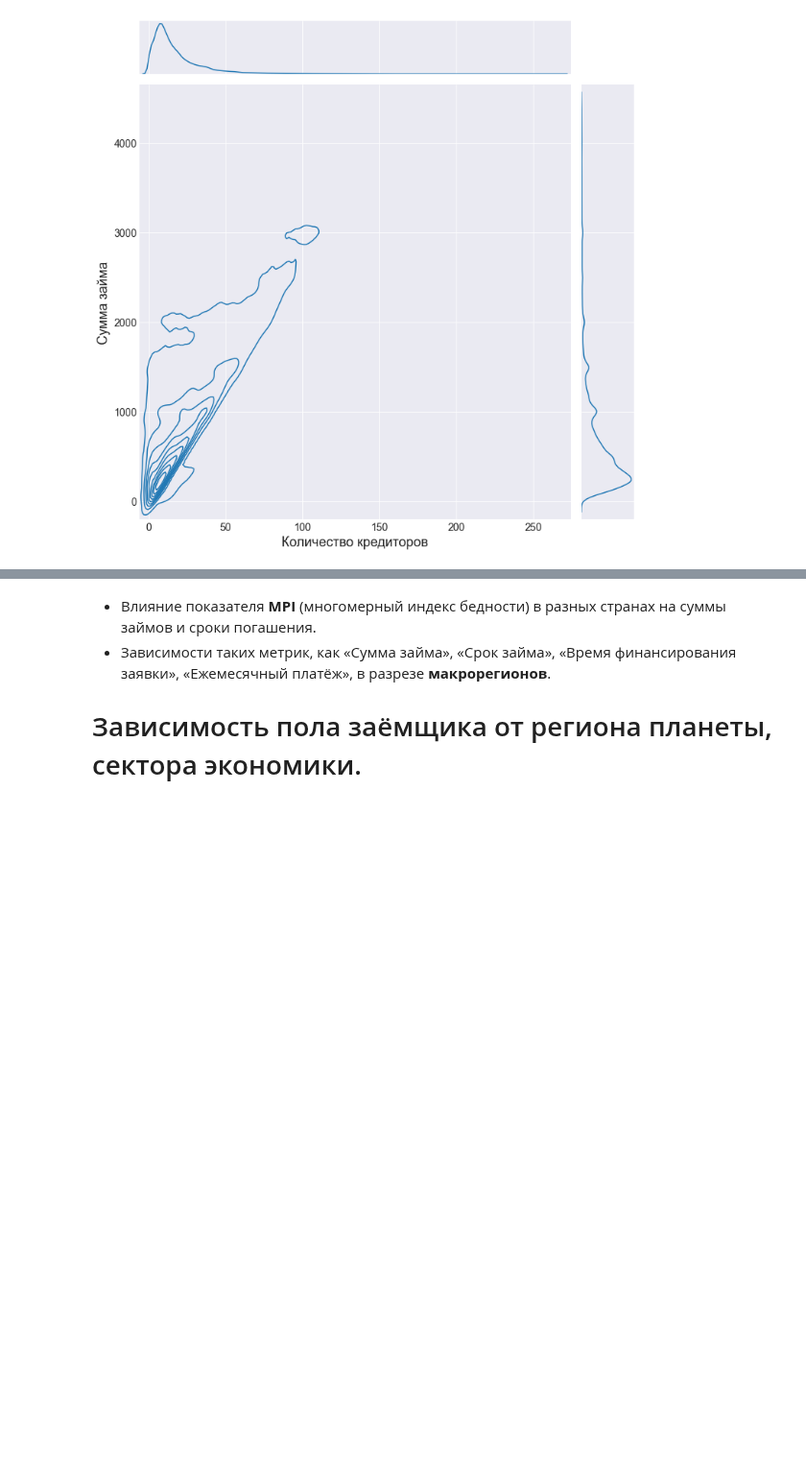
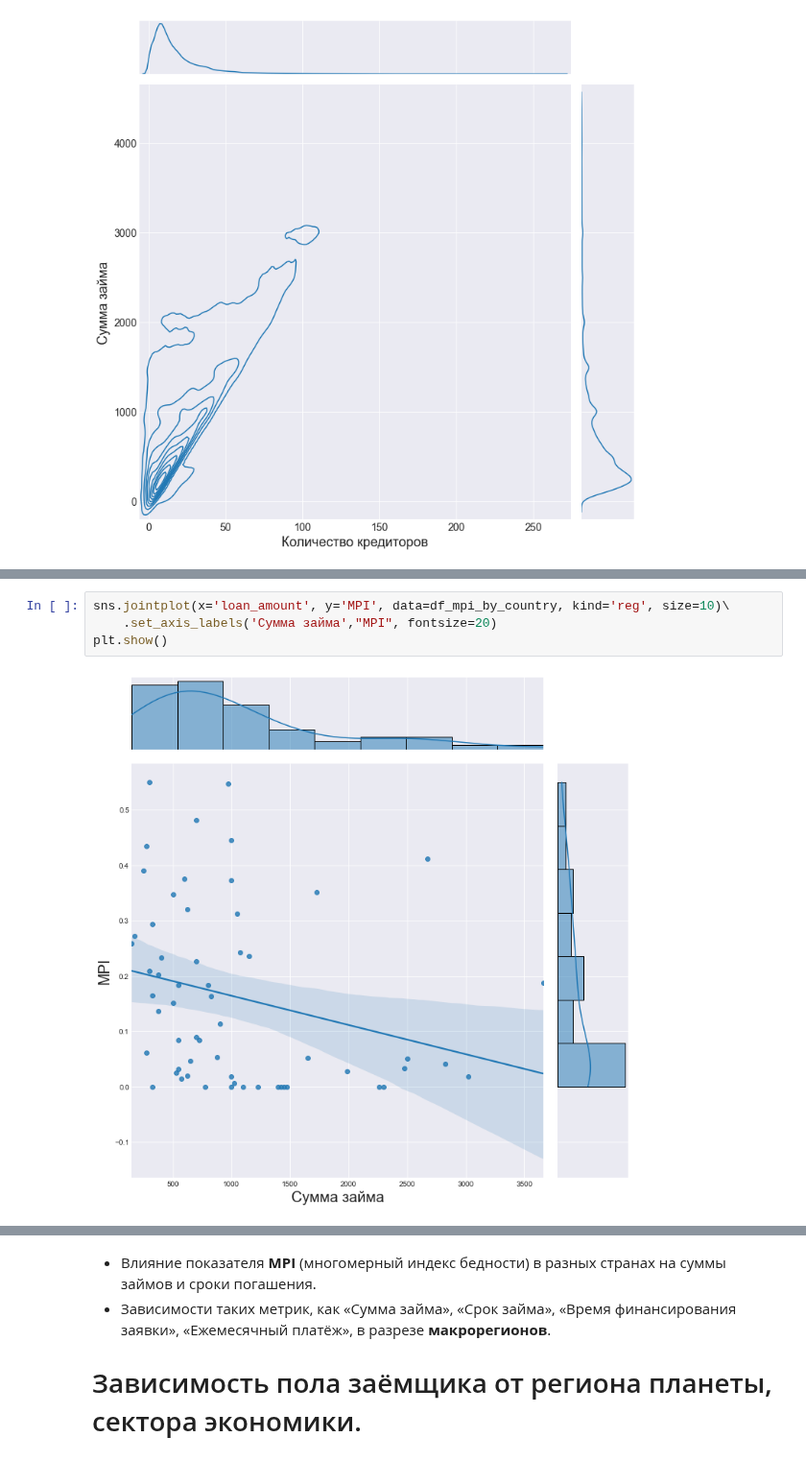
Before and after one commit to Dreeamcatcher/repo, a Jupyter notebook: skillbox/Data analytics - junior/lesson - EDA/hw-eda.ipynb, the cells around one changed output, grey strips where cells are left out. Shown at 96% size. Saved outputs shown, nothing was run; the diff lists cells and outputs as text; blank space fills up the shorter version.

```diff
--- a/skillbox/Data analytics - junior/lesson - EDA/hw-eda.ipynb
+++ b/skillbox/Data analytics - junior/lesson - EDA/hw-eda.ipynb
@@ -237,0 +277,6 @@ plt.show()
+# %%
+sns.jointplot(x='loan_amount', y='MPI', data=df_mpi_by_country, kind='reg', size=10)\
+    .set_axis_labels('Сумма займа',"MPI", fontsize=20)
+plt.show()
+# %% [output]
+[figure, added]
```
Also changed, not shown: parts of 9 cells of this notebook, 1 other file.
